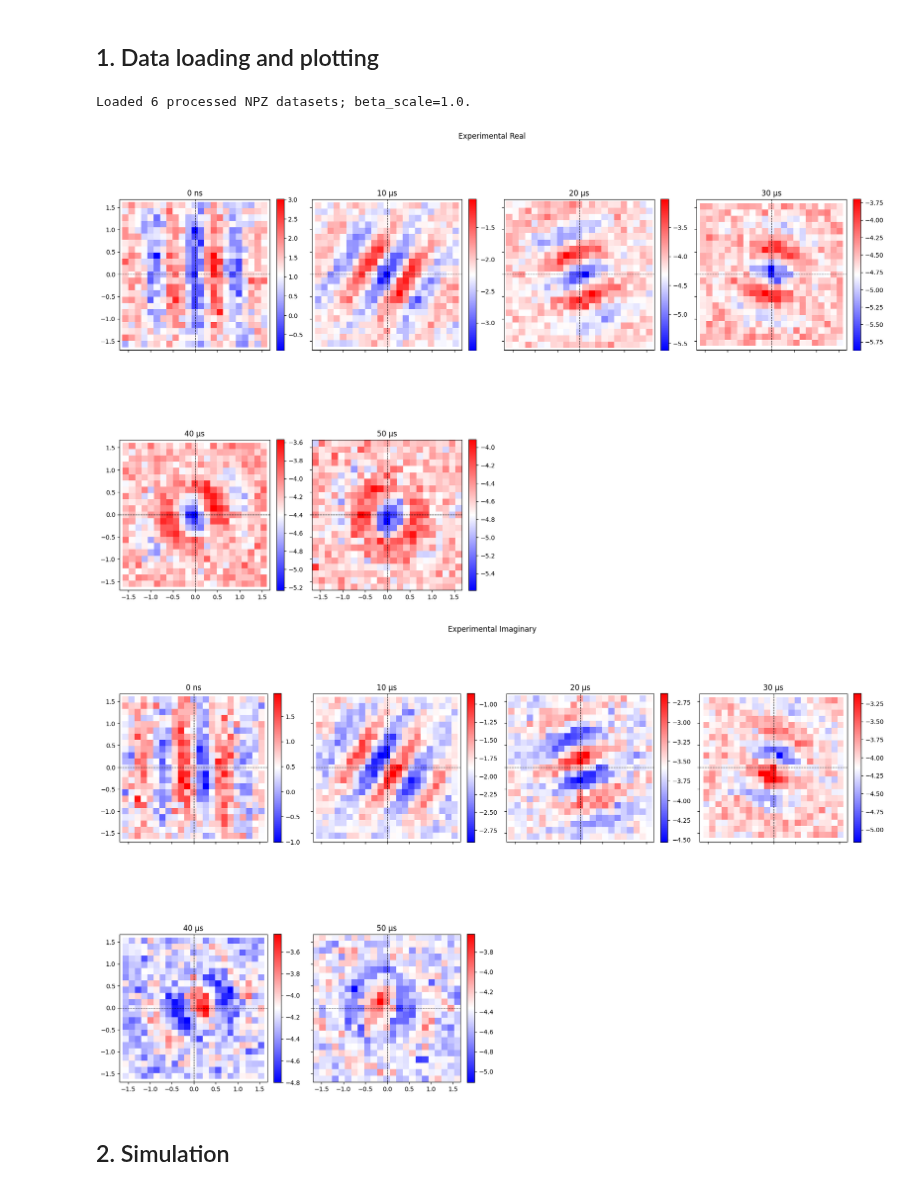
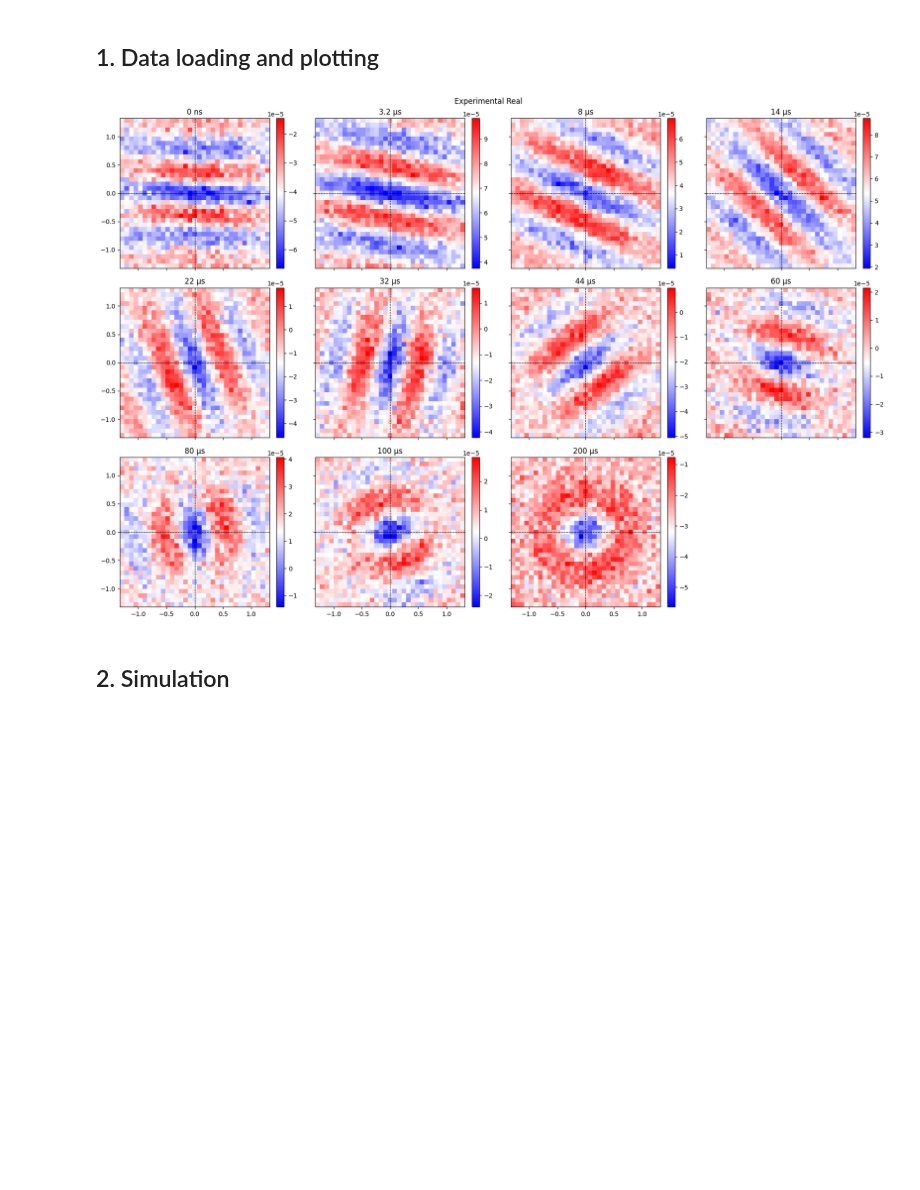
Before and after one commit to hectorcaleromas/Fitting-coherent-decay, a Jupyter notebook: Fitting_T1&T2.ipynb, the cells around one changed output. Drawn from its saved outputs; the diff is of its cells as text; code cells hidden in the pictures; blank space fills up the shorter version.

```diff
--- a/Fitting_T1&T2.ipynb
+++ b/Fitting_T1&T2.ipynb
@@ -12,39 +12,37 @@ from helpers.plotting import plot_characteristic_functions, plot_landscape
 from helpers.simulation import CharacteristicFunctionSimulator
 from helpers.comparison import build_mask, residue, residue_no_rotation, compare_experiment_simulation, extract_rotation_angles, build_time_weights
 from helpers.fitting import find_best_alpha
 from helpers.optimizer import optimize_parameters
-postprocess = True
+postprocess = False
 fit_first_independent = True
-time_weight_exponent = 0
-Real_part, Imag_part = True, True
+time_weight_exponent = 1
+Real_part, Imag_part = True, False
 if not (Real_part or Imag_part): raise ValueError('Select at least one component.')
 
 if postprocess:
     # Processed NPZ files already contain calibrated beta axes.
     processed_data_dir = r'E:\\CQT\\Fast Flux\\fitting_coherent_decay\\data_3'
     delay_times_ns = np.array([0, 10_000, 20_000, 30_000, 40_000, 50_000], dtype=float)
     DELAY_INDICES = 'all'
     beta_scale = 1.0
     state_list_real, state_list_imag, x_list, y_list, decay_sweep_sorted = load_processed_npz(processed_data_dir, delay_times_ns, DELAY_INDICES, beta_scale)
     print(f'Loaded {len(decay_sweep_sorted)} processed NPZ datasets; beta_scale={beta_scale}.')
 else:
     # Original raw HDF5 loading path.
     beta_scale, experiment_start = 1.603359375, '00-00-01'#'20-01-00'
     real_dir = r'E:\\CQT\\Fast Flux\\fitting_coherent_decay\\data_1\\data_real' if Real_part else None
     imag_dir = r'E:\\CQT\\Fast Flux\\fitting_coherent_decay\\data_1\\data_img' if Imag_part else None
     real_decays = np.array([25_000, 800, 50_000, 2_000, 3_500, 0, 5_500, 8_000, 11_000, 15_000, 20_000])*4  if Real_part else None #np.array([4,7000,14000,21000])*4
     imag_decays = np.array([20_000, 25_000, 800, 50_000, 2_000, 3_500, 0, 5_500, 8_000, 11_000, 15_000])*4    if Imag_part else None
     state_list_real, state_list_imag, x_list, y_list, decay_sweep_sorted = load_experiment(real_dir, imag_dir, real_decays, imag_decays, beta_scale, experiment_start)
 independent_first = postprocess and fit_first_independent
 weights = build_time_weights(decay_sweep_sorted, time_weight_exponent)
 
 exp_data = (state_list_real,state_list_imag) if Real_part and Imag_part else (state_list_real if Real_part else state_list_imag)
 if Real_part: plot_characteristic_functions(state_list_real,x_list,y_list,decay_sweep_sorted,'Experimental Real')
 if Imag_part: plot_characteristic_functions(state_list_imag,x_list,y_list,decay_sweep_sorted,'Experimental Imaginary')
 # %% [output]
-Loaded 6 processed NPZ datasets; beta_scale=1.0.
-[figure, old version]
+[figure, new version]
-[figure, removed]
 # %% [markdown]
 ## 2. Simulation
 # %%
```
Also changed, not shown: parts of 8 cells of this notebook, 5 other files.
